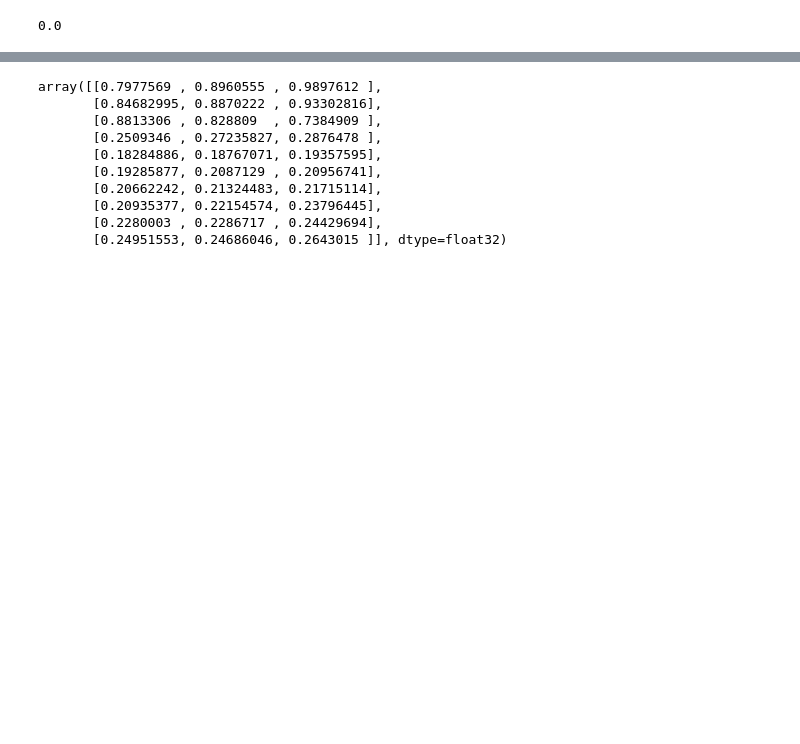
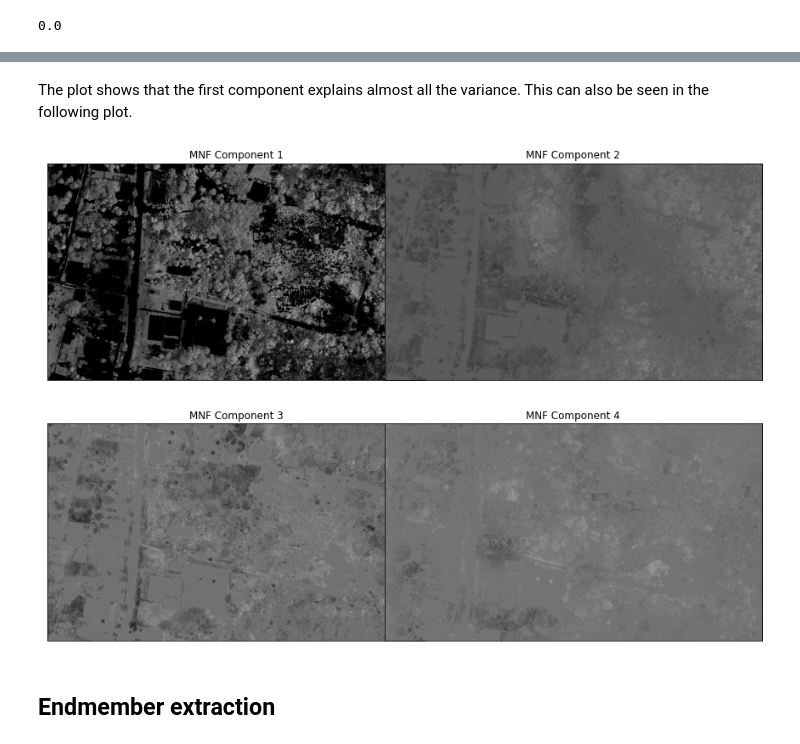
Before and after one commit to henriDierkes/SoftwareDev_Final, a Jupyter notebook: IntialTests.ipynb, the cells around one changed output, grey strips where cells are left out. Saved outputs shown, nothing was run; the diff lists cells and outputs as text; code cells hidden in the pictures; blank space fills up the shorter version.

```diff
--- a/IntialTests.ipynb
+++ b/IntialTests.ipynb
@@ -87,20 +151,22 @@ ndvi.shape
+# %% [markdown]
+The plot shows that the first component explains almost all the variance. This can also be seen in the following plot.
+# %%
+fig = plt.figure(figsize = (16, 16))
+fig.subplots_adjust(wspace = -0.2)
+for i in range(1, 5):
+    ax = fig.add_subplot(320 + i, title = 'MNF Component %d' % i)
+    ax.imshow(hsi_post_mnf.T[i - 1,:,:], cmap = cm.gray)
+    ax.get_xaxis().set_visible(False)
+    ax.get_yaxis().set_visible(False)
+# %% [output]
+[figure, added]
+# %% [markdown]
+## Endmember extraction
 # %%
 ppi = sp_extract.PPI()
 
-# Extract 3 endmembers using the PPI algorithm with 2,000 random projections
-members = ppi.extract(scaled_image[...,0:3], 10, numSkewers = 1000)
-members
+# Try to extract 3 endmembers using the PPI algorithm with 2,000 random projections
+members = ppi.extract(hsi_post_mnf[...,0:3], 3, numSkewers = 2000)
-# %% [output]
-array([[0.7977569 , 0.8960555 , 0.9897612 ],
-       [0.84682995, 0.8870222 , 0.93302816],
-       [0.8813306 , 0.828809  , 0.7384909 ],
-       [0.2509346 , 0.27235827, 0.2876478 ],
-       [0.18284886, 0.18767071, 0.19357595],
-       [0.19285877, 0.2087129 , 0.20956741],
-       [0.20662242, 0.21324483, 0.21715114],
-       [0.20935377, 0.22154574, 0.23796445],
-       [0.2280003 , 0.2286717 , 0.24429694],
-       [0.24951553, 0.24686046, 0.2643015 ]], dtype=float32)
 # %%
 ppi.get_idx()
 
```
Also changed, not shown: parts of 47 cells of this notebook.
